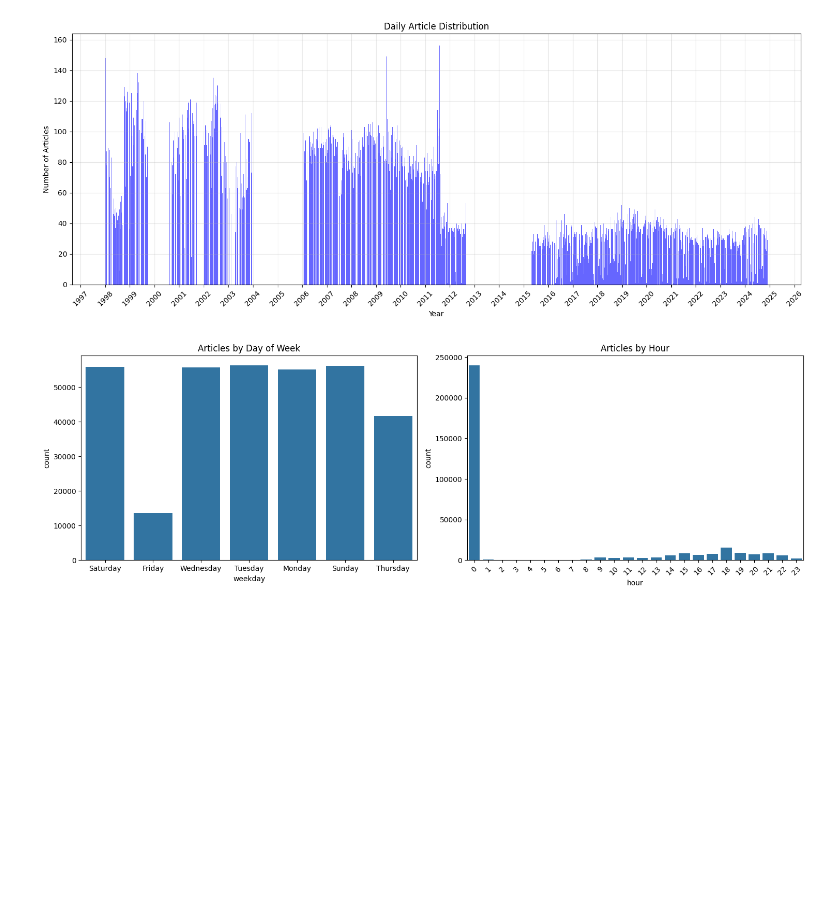
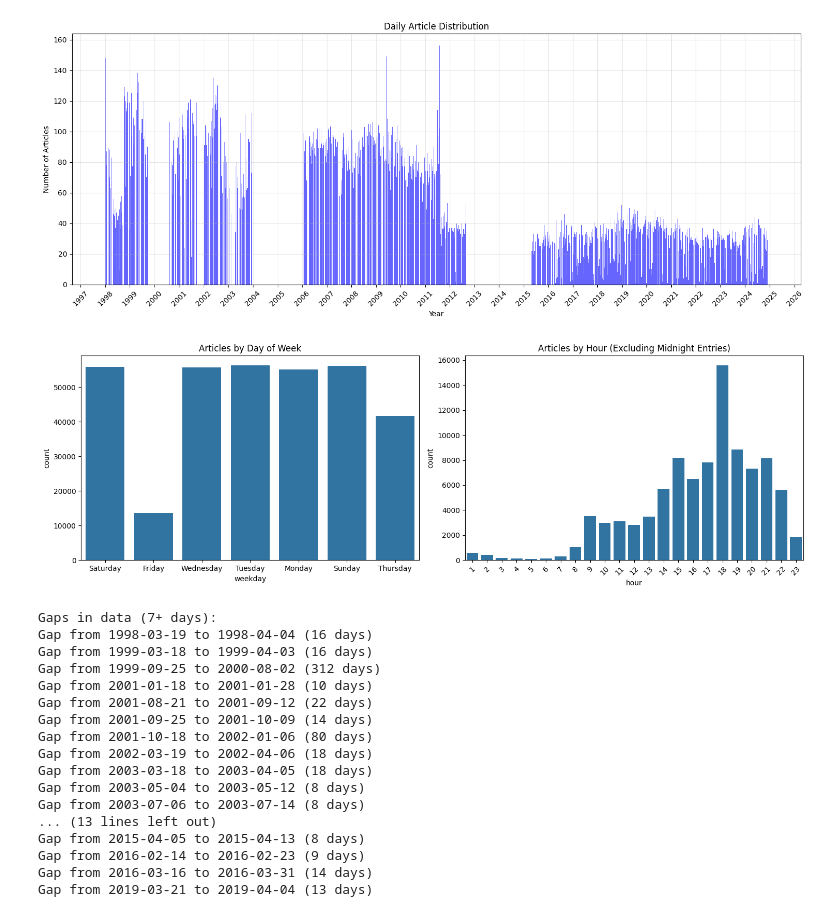
Before and after one commit to MikaErikM/tehran-times, a Jupyter notebook: notebooks/01_temporal_analysis.ipynb, the cells around one changed output. Saved outputs shown, nothing was run; the diff lists cells and outputs as text; code cells hidden in the pictures; blank space fills up the shorter version.

```diff
--- a/notebooks/01_temporal_analysis.ipynb
+++ b/notebooks/01_temporal_analysis.ipynb
@@ -5,50 +5,102 @@ import pandas as pd
 import matplotlib.pyplot as plt
 import seaborn as sns
 import matplotlib.dates as mdates
-from datetime import datetime
+from datetime import datetime, timedelta
 
 # Load data
 df = pd.read_csv("../data/processed/articles.csv", sep=';')
 
-# Convert dates
-df['date_for_analysis'] = pd.to_datetime(df['published_date'], errors='coerce')
+# Custom date parser for the specific format
+def parse_date(date_str):
+    try:
+        # Handle the format "Day DD Month YYYY - HH:MM"
+        return pd.to_datetime(date_str, format='%a %d %B %Y - %H:%M')
+    except:
+        try:
+            # Fallback for dates without time
+            return pd.to_datetime(date_str.split(' - ')[0], format='%a %d %B %Y')
+        except:
+            return pd.NaT
+
+# Convert dates with custom parser
+df['date_for_analysis'] = df['published_date'].apply(parse_date)
 df['weekday'] = df['date_for_analysis'].dt.day_name()
 df['hour'] = df['date_for_analysis'].dt.hour
 
 # Daily distribution
 def plot_daily_distribution():
-    df_daily = df.groupby(pd.Grouper(key='date_for_analysis', freq='D')).size()
+    df_daily = df.groupby(df['date_for_analysis'].dt.date).size()
 
     fig, ax = plt.subplots(figsize=(15, 6))
     ax.bar(df_daily.index, df_daily.values, width=1, color='blue', alpha=0.6)
 
     ax.xaxis.set_major_locator(mdates.YearLocator())
     ax.xaxis.set_major_formatter(mdates.DateFormatter('%Y'))
     plt.xticks(rotation=45)
 
     plt.title('Daily Article Distribution')
     plt.xlabel('Year')
     plt.ylabel('Number of Articles')
     plt.grid(True, alpha=0.3)
     plt.tight_layout()
     plt.show()
 
 plot_daily_distribution()
 
 # Publication patterns
 fig, (ax1, ax2) = plt.subplots(1, 2, figsize=(15, 5))
 
 # Weekly pattern
 sns.countplot(data=df, x='weekday', ax=ax1)
 ax1.set_title('Articles by Day of Week')
 plt.xticks(rotation=45)
 
-# Hourly pattern
-sns.countplot(data=df, x='hour', ax=ax2)
-ax2.set_title('Articles by Hour')
+# Hourly pattern - exclude hour 0 as it's likely default values
+df_with_real_time = df[df['hour'] != 0]  # Exclude midnight entries
+sns.countplot(data=df_with_real_time, x='hour', ax=ax2)
+ax2.set_title('Articles by Hour (Excluding Midnight Entries)')
 
 plt.tight_layout()
 plt.show()
+
+# Find gaps in the data
+def find_gaps(df, threshold_days=7):
+    dates = sorted(df['date_for_analysis'].dropna().unique())
+    gaps = []
+
+    for i in range(len(dates)-1):
+        delta = dates[i+1] - dates[i]
+        if delta > timedelta(days=threshold_days):
+            gaps.append({
+                'start': dates[i],
+                'end': dates[i+1],
+                'duration_days': delta.days
+            })
+
+    return gaps
+
+# Find and print gaps
+gaps = find_gaps(df)
+print("\nGaps in data (7+ days):")
+for gap in gaps:
+    print(f"Gap from {gap['start'].date()} to {gap['end'].date()} ({gap['duration_days']} days)")
 # %% [output]
 [figure]
-[figure, old version]
+[figure, new version]
+Gaps in data (7+ days):
+Gap from 1998-03-19 to 1998-04-04 (16 days)
+Gap from 1999-03-18 to 1999-04-03 (16 days)
+Gap from 1999-09-25 to 2000-08-02 (312 days)
+Gap from 2001-01-18 to 2001-01-28 (10 days)
+Gap from 2001-08-21 to 2001-09-12 (22 days)
+Gap from 2001-09-25 to 2001-10-09 (14 days)
+Gap from 2001-10-18 to 2002-01-06 (80 days)
+Gap from 2002-03-19 to 2002-04-06 (18 days)
+Gap from 2003-03-18 to 2003-04-05 (18 days)
+Gap from 2003-05-04 to 2003-05-12 (8 days)
+Gap from 2003-07-06 to 2003-07-14 (8 days)
+... (13 lines left out)
+Gap from 2015-04-05 to 2015-04-13 (8 days)
+Gap from 2016-02-14 to 2016-02-23 (9 days)
+Gap from 2016-03-16 to 2016-03-31 (14 days)
+Gap from 2019-03-21 to 2019-04-04 (13 days)
```
